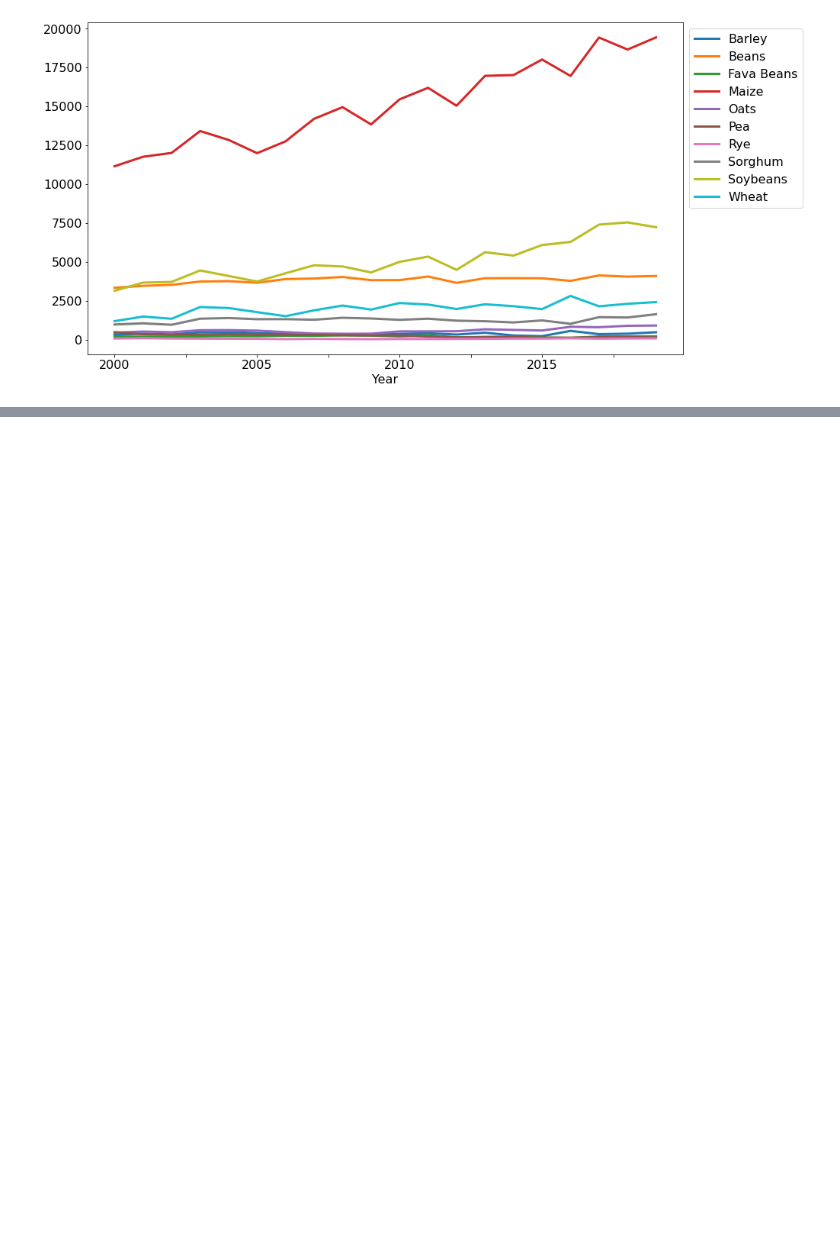
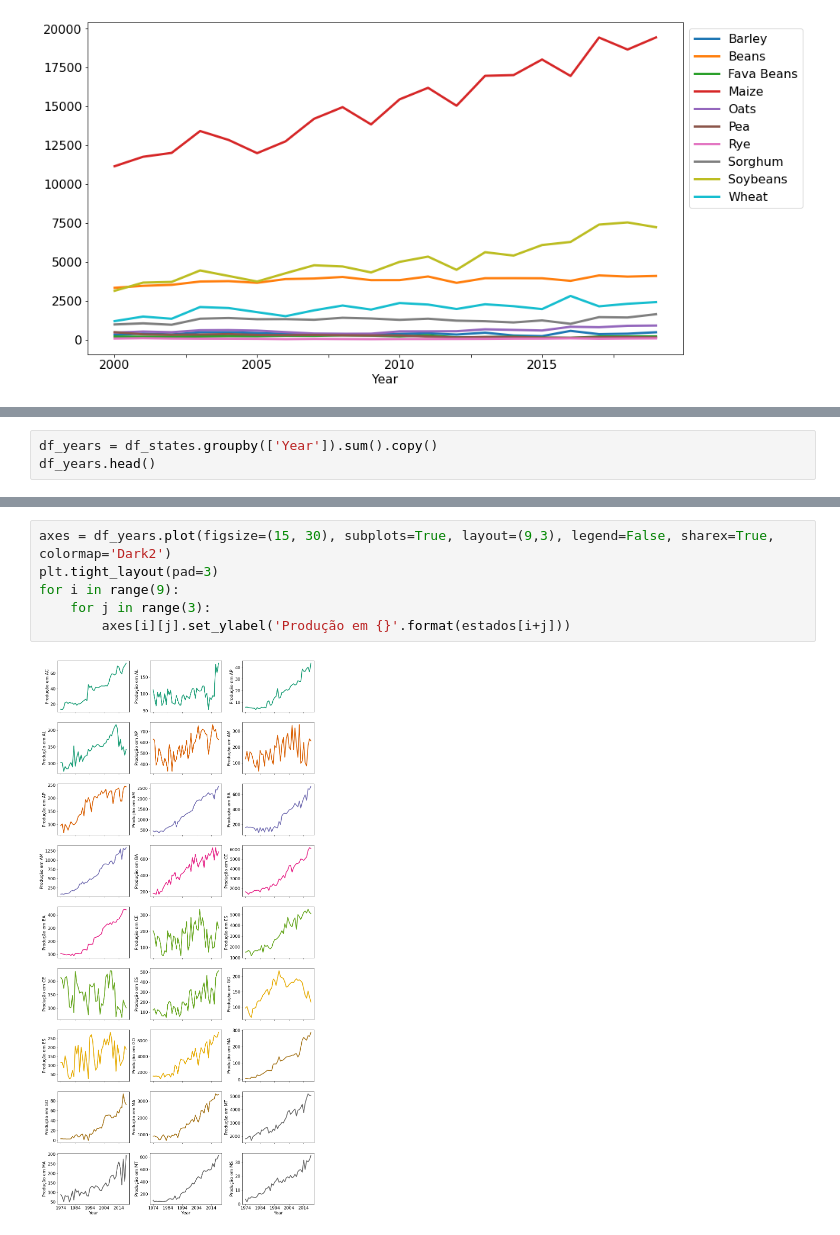
Before and after one commit to thiagomrs/icd2021projetoFinal, a Jupyter notebook: yield.ipynb, the cells around one changed output, grey strips where cells are left out. Saved outputs shown, nothing was run; the diff lists cells and outputs as text; blank space fills up the shorter version.

```diff
--- a/yield.ipynb
+++ b/yield.ipynb
@@ -180,0 +136,3 @@ Series([], dtype: float64)
+# %%
+df_years = df_states.groupby(['Year']).sum().copy()
+df_years.head()
@@ -180,0 +148,8 @@ Series([], dtype: float64)
+# %%
+axes = df_years.plot(figsize=(15, 30), subplots=True, layout=(9,3), legend=False, sharex=True, colormap='Dark2')
+plt.tight_layout(pad=3)
+for i in range(9):
+    for j in range(3):
+        axes[i][j].set_ylabel('Produção em {}'.format(estados[i+j]))
+# %% [output]
+[figure, added]
```
Also changed, not shown: parts of 40 cells of this notebook.
